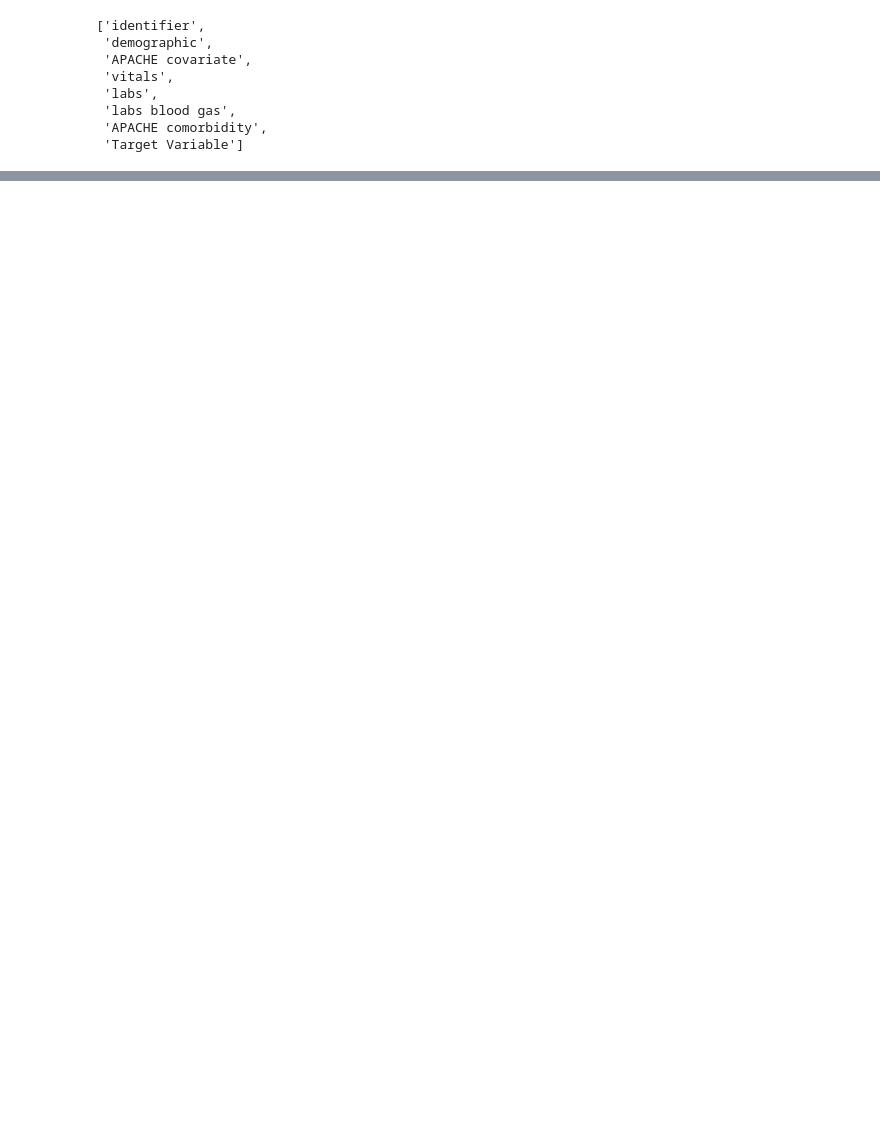
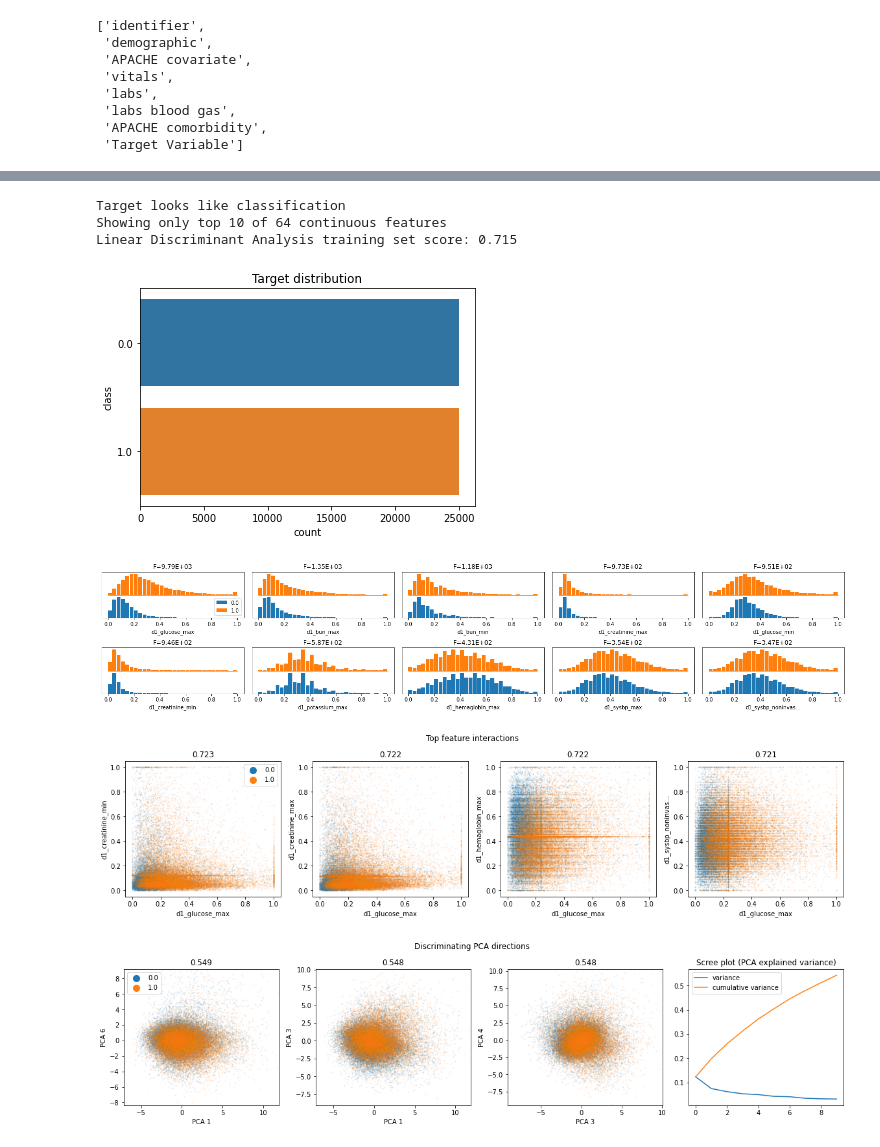
Before and after one commit to K-Hebel/WiDS_Chi, a Jupyter notebook: Exploratory_Analysis.ipynb, the cells around one changed output, grey strips where cells are left out. Saved outputs shown, nothing was run; the diff lists cells and outputs as text; code cells hidden in the pictures; blank space fills up the shorter version.

```diff
--- a/Exploratory_Analysis.ipynb
+++ b/Exploratory_Analysis.ipynb
@@ -234,0 +210,3 @@ diabetic_ethnicity
+# %%
+sample=df.groupby('diabetes_mellitus', group_keys=False).apply(lambda x: x.sample(25000))
+sample.describe()
@@ -234,0 +239,8 @@ diabetic_ethnicity
+# %%
+day_labs=['diabetes_mellitus']
+hour_labs=['diabetes_mellitus']
+for column in sample.columns:
+  if column.split('_')[0]=='d1':
+    day_labs.append(column)
+  elif column.split('_')[0]=='h1':
+    hour_labs.append(column)
@@ -234,0 +249,8 @@ diabetic_ethnicity
+# %%
+#Normalize witn MaxMinScaler Dataframe based on labs in first 24 hours  in ICU
+
+min_max_scaler = MinMaxScaler()
+
+norm_day_labs = pd.DataFrame( min_max_scaler.fit_transform(sample[day_labs].values))
+norm_day_labs.columns = sample[day_labs].columns
+norm_day_labs.describe()
@@ -234,0 +348,10 @@ diabetic_ethnicity
+# %%
+dabl.plot(norm_day_labs, target_col='diabetes_mellitus')
+# %% [output]
+Target looks like classification
+Showing only top 10 of 64 continuous features
+Linear Discriminant Analysis training set score: 0.715
+[figure, added]
+[figure, added]
+[figure, added]
+[figure, added]
```
Also changed, not shown: parts of 110 cells of this notebook.
